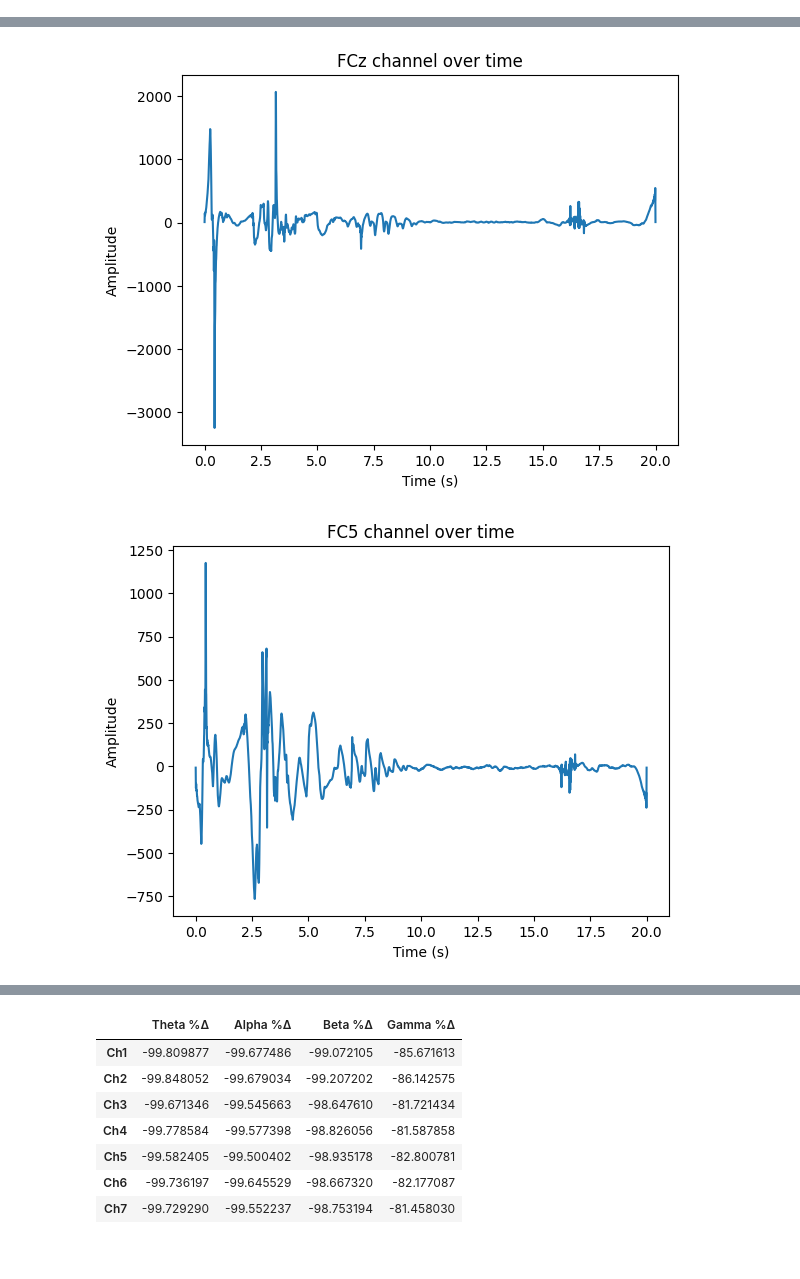
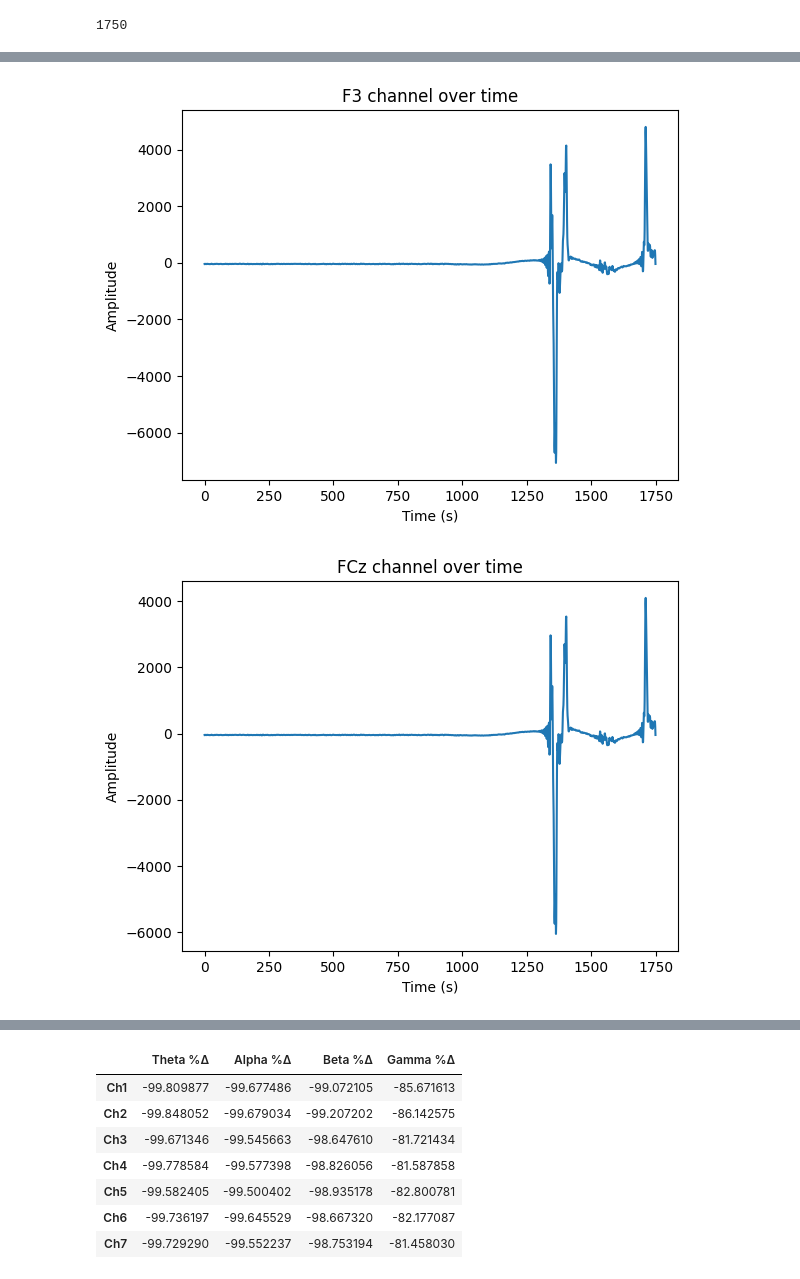
Before and after one commit to janetshin8030/OW_closedloop, a Jupyter notebook: PSDprocessing.ipynb, the cells around one changed output, grey strips where cells are left out. Drawn from its saved outputs; the diff is of its cells as text; code cells hidden in the pictures.

Commit message:
data analysis pipeline + working demo

```diff
--- a/PSDprocessing.ipynb
+++ b/PSDprocessing.ipynb
@@ -24,0 +5,22 @@ first_data
+# %%
+import os
+import pandas as pd
+
+base_dir = r"C:\Users\jshin\OW_closedloopLIFU\eeg_windows\demo_1129"
+
+# List all CSV files in the folder
+csv_files = [f for f in os.listdir(base_dir) if f.endswith(".csv")]
+
+# Sort by creation time (oldest first)
+csv_files.sort(key=lambda f: os.path.getctime(os.path.join(base_dir, f)))
+
+# Pick the first one
+first_file = csv_files[0]
+
+# Full path
+first_path = os.path.join(base_dir, first_file)
+
+# Load it
+full_eeg_df = pd.read_csv(first_path)
+full_eeg_df = full_eeg_df.drop(['Time', 't_rel', 'idx'], axis = 1)
+full_eeg_df
@@ -30,7 +46,7 @@ import matplotlib.pyplot as plt
 
 # first_data: rows = samples, columns = 8 EEG channels
 # 1. Clean and Load Data
-df = pd.DataFrame(first_data.copy())
+df = pd.DataFrame(full_eeg_df.copy())
 df = df.replace([np.inf, -np.inf], np.nan)
 df = df.replace(-200000.0, np.nan)
 threshold = len(df) * 0.5
@@ -48,10 +64,10 @@ ch_names = [
     "F4",   # 2
     "FC4",  # 3
     "Cz",   # 4
-   # "F3",   # 5
+    "F3",   # 5
     "FCz",  # 6
     "FC5",  # 7
-    "F5"    # 8
+    #"F5"    # 8
 ]
 
 info = mne.create_info(ch_names=ch_names, sfreq=sfreq, ch_types='eeg')
@@ -70,7 +86,7 @@ raw.set_eeg_reference('average')
 
 # 5. ICA
 ica = mne.preprocessing.ICA(
-    n_components= 0.99,
+    n_components= 0.99999,
     random_state=97,
     max_iter='auto'
 )
@@ -141,9 +174,13 @@ Designing a one-pass, zero-phase, non-causal bandpass filter:
+# %%
+len(data[0])
+# %% [output]
+1750
 # %%
 data = raw_clean.get_data()
 for channel in raw.ch_names:
     channel_idx = raw.ch_names.index(channel)
     time_data = np.arange(0, 20, 1/250)  # adjust 500 to your sampling rate
-    plt.plot(time_data, data[channel_idx])
+    plt.plot( data[channel_idx])
     plt.xlabel('Time (s)')
     plt.ylabel('Amplitude')
     plt.title(f'{channel} channel over time')
@@ -156,2 +193,2 @@ for channel in raw.ch_names:
-[figure, old version]
+[figure, new version]
-[figure, old version]
+[figure, new version]
```
Also changed, not shown: parts of 7 cells of this notebook, 41 other files.
